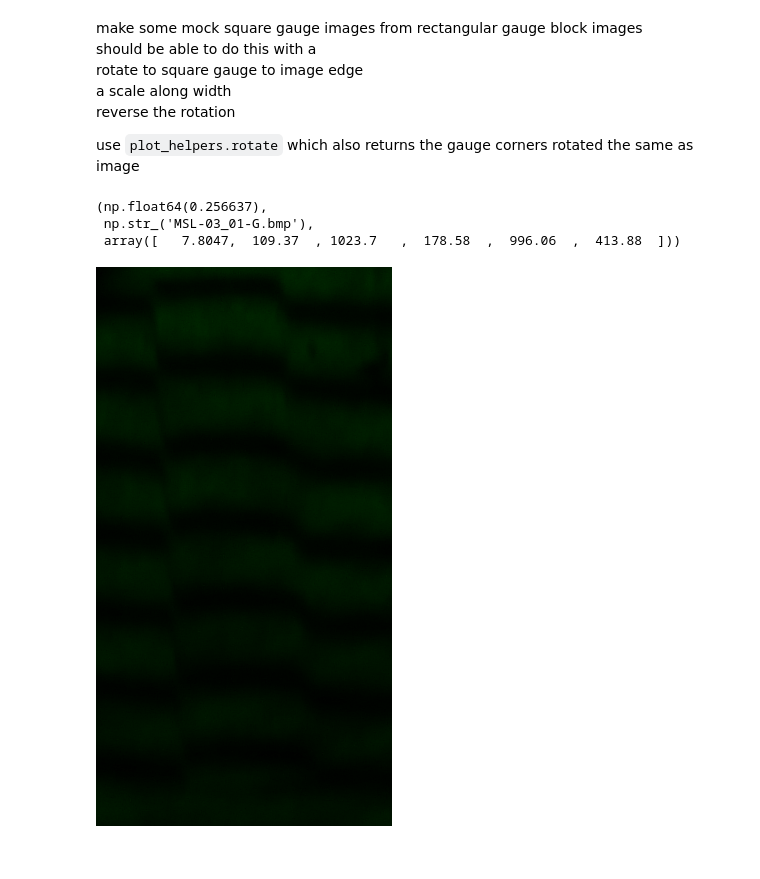
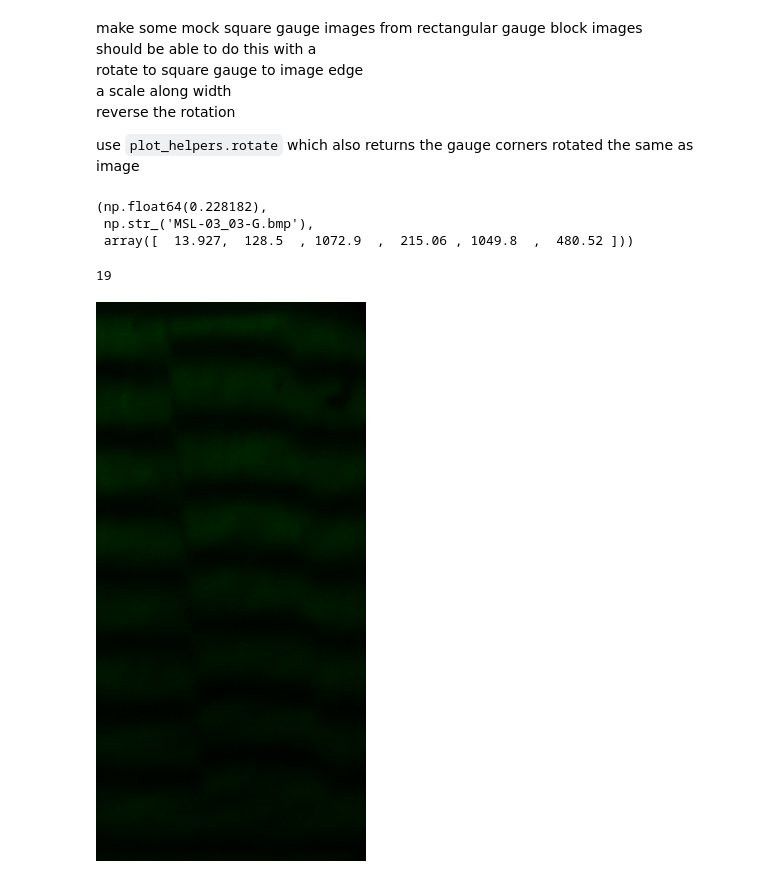
Before and after one commit to MSLNZ/ls-fringeapp, a Jupyter notebook: notebooks/13_rotate_scale_rotate_mock_images.ipynb, the cells around one changed output. Cells and saved outputs as stored; diff of their text form; code cells hidden in the pictures.

```diff
--- a/notebooks/13_rotate_scale_rotate_mock_images.ipynb
+++ b/notebooks/13_rotate_scale_rotate_mock_images.ipynb
@@ -30,18 +30,22 @@ ffracs = np.array(d2[0])
 fns = d2[1]
 xys = np.array(d2[2:8]).T
 
-ffracs[0], fns[0], xys[0]
+index = 17
+ffracs[index], fns[index], xys[index]
 # %% [output]
-(np.float64(0.256637),
- np.str_('MSL-03_01-G.bmp'),
- array([   7.8047,  109.37  , 1023.7   ,  178.58  ,  996.06  ,  413.88  ]))
+(np.float64(0.228182),
+ np.str_('MSL-03_03-G.bmp'),
+ array([  13.927,  128.5  , 1072.9  ,  215.06 , 1049.8  ,  480.52 ]))
+# %%
+len(fns)
+# %% [output]
+19
 # %%
-index = 0
 img_filename = to_process.parent / fns[index]
 img = Image.open(img_filename)
 img
 # %% [output]
-[figure, old version]
+[figure, new version]
 # %%
 f"{img.size=}"
 # %% [output]
```
Also changed, not shown: parts of 30 cells of this notebook, 2 other files.
